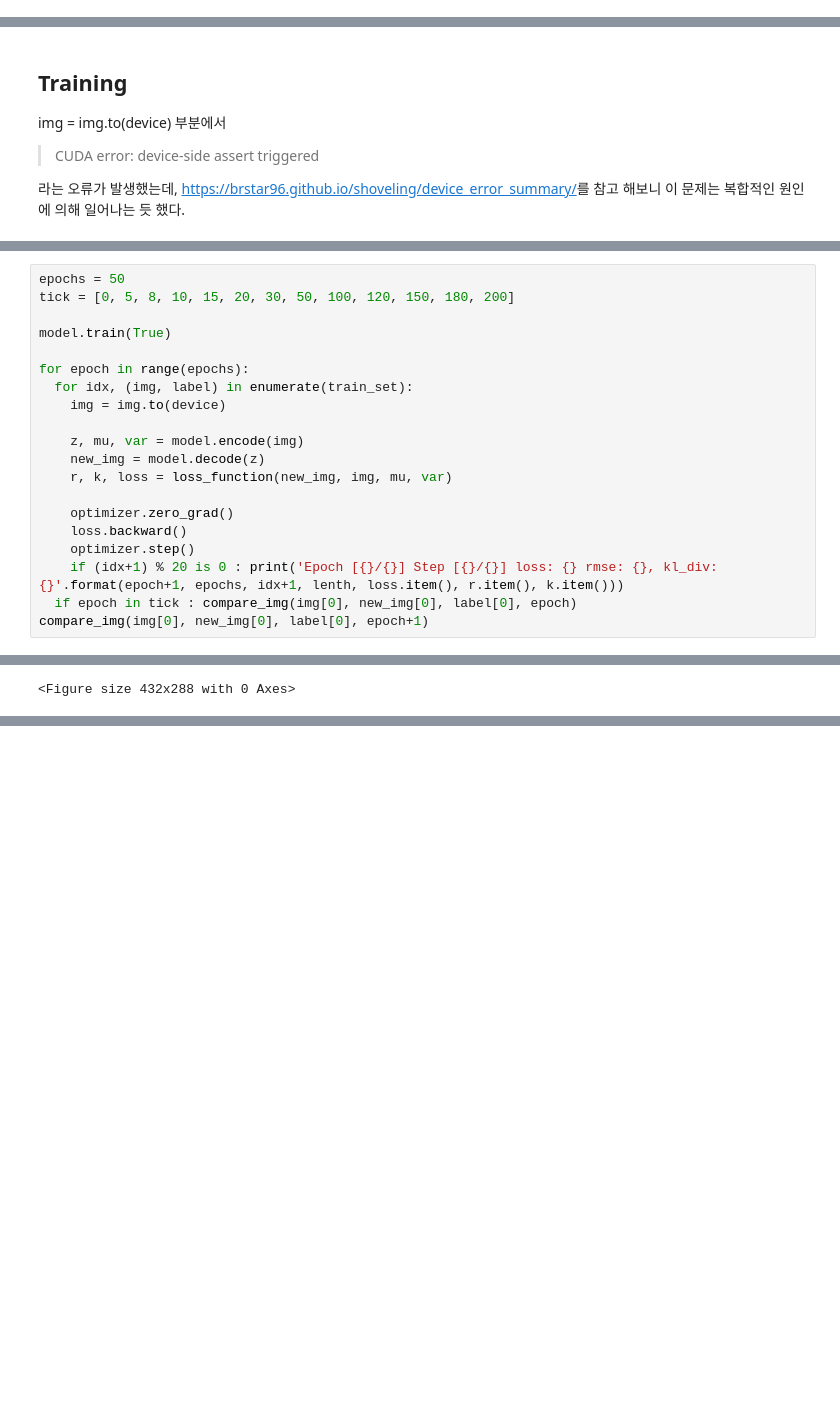
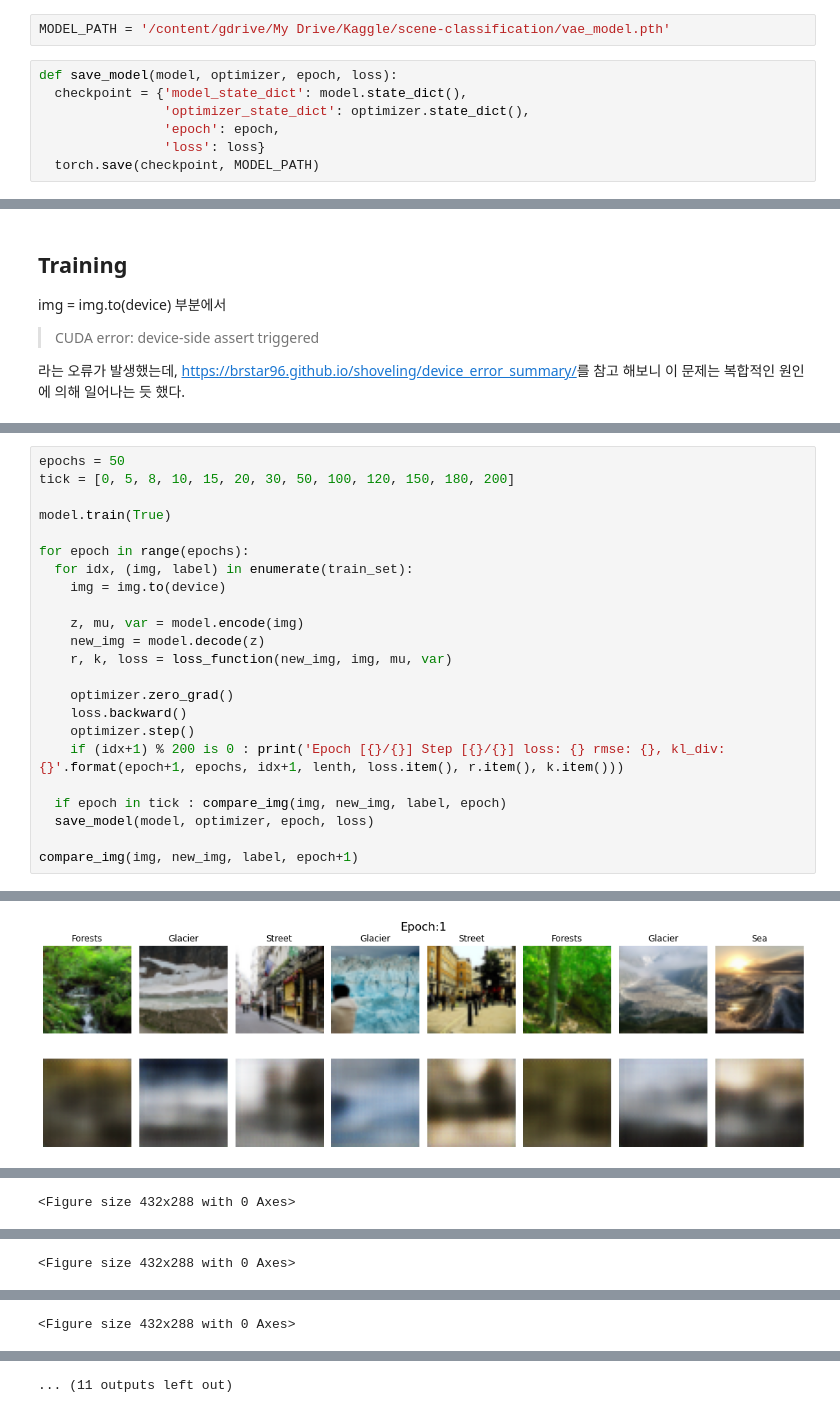
Before and after one commit to khodid/2020Evening, a Jupyter notebook: proj4_VAE_scenery.ipynb, the cells around one changed output, grey strips where cells are left out. Drawn from its saved outputs; the diff is of its cells as text; blank space fills up the shorter version.

```diff
--- a/proj4_VAE_scenery.ipynb
+++ b/proj4_VAE_scenery.ipynb
@@ -207,0 +212,9 @@ compare_img(test_out[0],test_out[1],0, 999)
+# %%
+MODEL_PATH = '/content/gdrive/My Drive/Kaggle/scene-classification/vae_model.pth'
+# %%
+def save_model(model, optimizer, epoch, loss):
+  checkpoint = {'model_state_dict': model.state_dict(),
+                'optimizer_state_dict': optimizer.state_dict(),
+                'epoch': epoch,
+                'loss': loss}
+  torch.save(checkpoint, MODEL_PATH)
@@ -248,7 +272,10 @@ for epoch in range(epochs):
     optimizer.zero_grad()
     loss.backward()
     optimizer.step()
-    if (idx+1) % 20 is 0 : print('Epoch [{}/{}] Step [{}/{}] loss: {} rmse: {}, kl_div: {}'.format(epoch+1, epochs, idx+1, lenth, loss.item(), r.item(), k.item()))
-  if epoch in tick : compare_img(img[0], new_img[0], label[0], epoch)
-compare_img(img[0], new_img[0], label[0], epoch+1)
+    if (idx+1) % 200 is 0 : print('Epoch [{}/{}] Step [{}/{}] loss: {} rmse: {}, kl_div: {}'.format(epoch+1, epochs, idx+1, lenth, loss.item(), r.item(), k.item()))
+
+  if epoch in tick : compare_img(img, new_img, label, epoch)
+  save_model(model, optimizer, epoch, loss)
+
+compare_img(img, new_img, label, epoch+1)
 # %% [output]
@@ -271,0 +290 @@ Epoch [7/50] Step [240/1702] loss: 62496.0546875 rmse: 45557.5546875, kl_div: 16
+[figure, added]
@@ -273,0 +327 @@ RuntimeError: ignored
+<Figure size 432x288 with 0 Axes>
@@ -273,0 +345 @@ RuntimeError: ignored
+<Figure size 432x288 with 0 Axes>
@@ -273,0 +364 @@ RuntimeError: ignored
+... (11 outputs left out)
```
Also changed, not shown: parts of 12 cells of this notebook.
